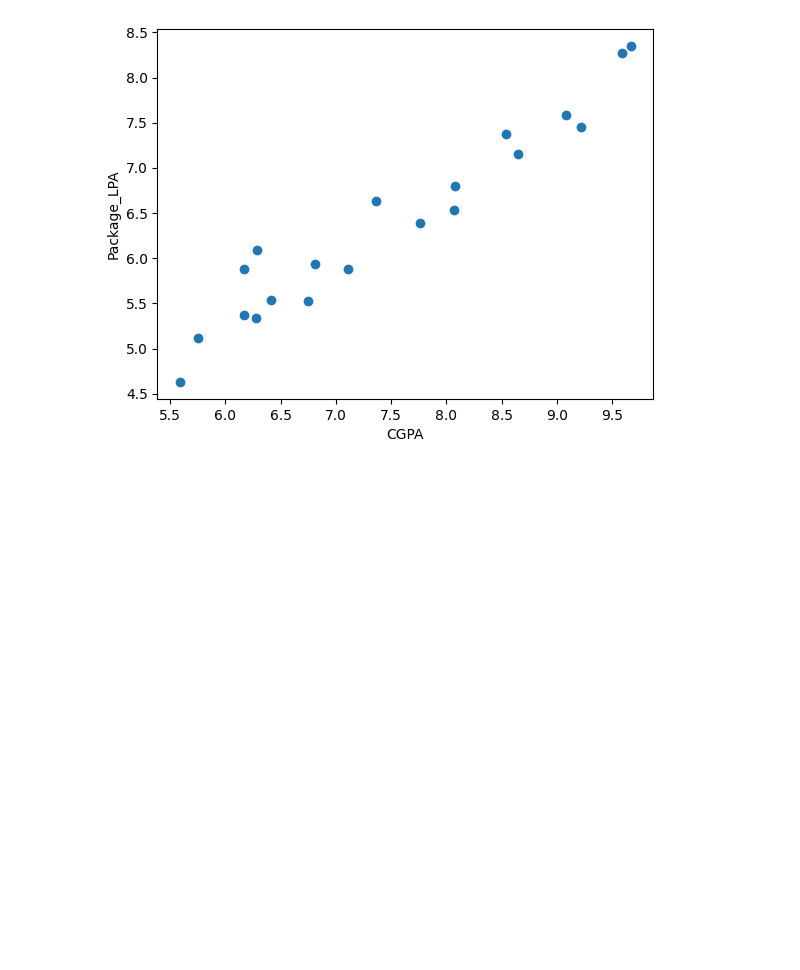
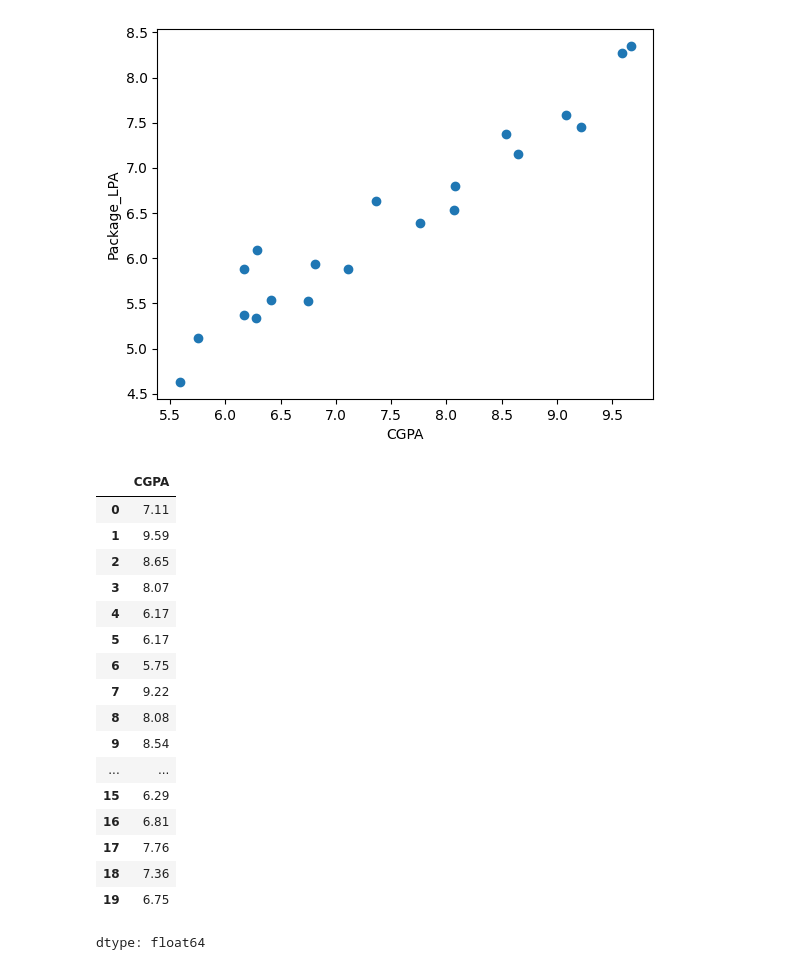
Before and after one commit to Pritishcoder07/AIML-ALGROITHM, a Jupyter notebook: AIML_ALGROITHM.ipynb, the cells around one changed output. Cells and saved outputs as stored; diff of their text form; code cells hidden in the pictures; blank space fills up the shorter version.

```diff
--- a/AIML_ALGROITHM.ipynb
+++ b/AIML_ALGROITHM.ipynb
@@ -47,3 +47,26 @@ plt.ylabel('Package_LPA')
 # %% [output]
 Text(0, 0.5, 'Package_LPA')
 [figure]
+# %%
+X = data.iloc[:,0]
+Y = data.iloc[:,-1]
+X
+# %% [output]
+|  | CGPA |
+| 0 | 7.11 |
+| 1 | 9.59 |
+| 2 | 8.65 |
+| 3 | 8.07 |
+| 4 | 6.17 |
+| 5 | 6.17 |
+| 6 | 5.75 |
+| 7 | 9.22 |
+| 8 | 8.08 |
+| 9 | 8.54 |
+| ... | ... |
+| 15 | 6.29 |
+| 16 | 6.81 |
+| 17 | 7.76 |
+| 18 | 7.36 |
+| 19 | 6.75 |
+dtype: float64
```
Also changed, not shown: parts of 1 cell of this notebook.
